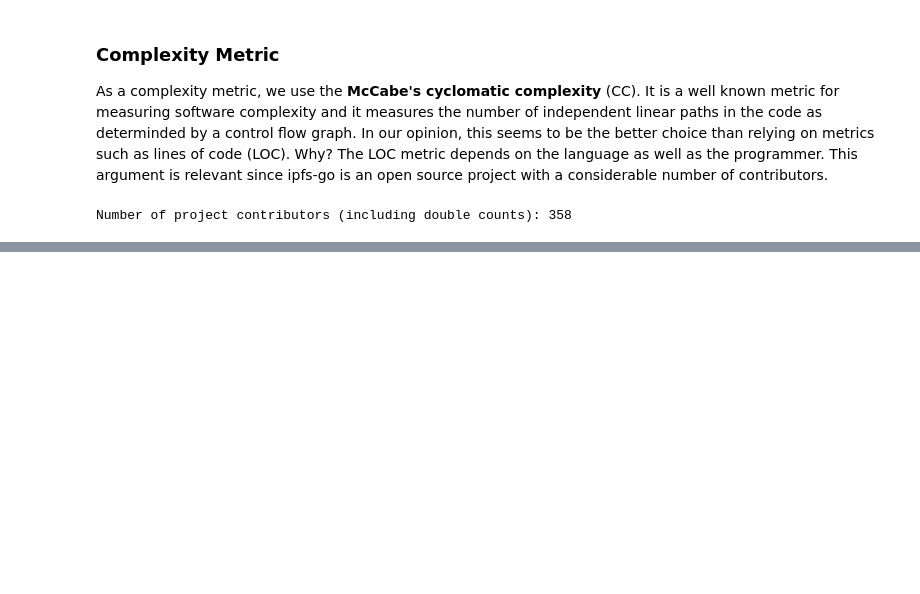
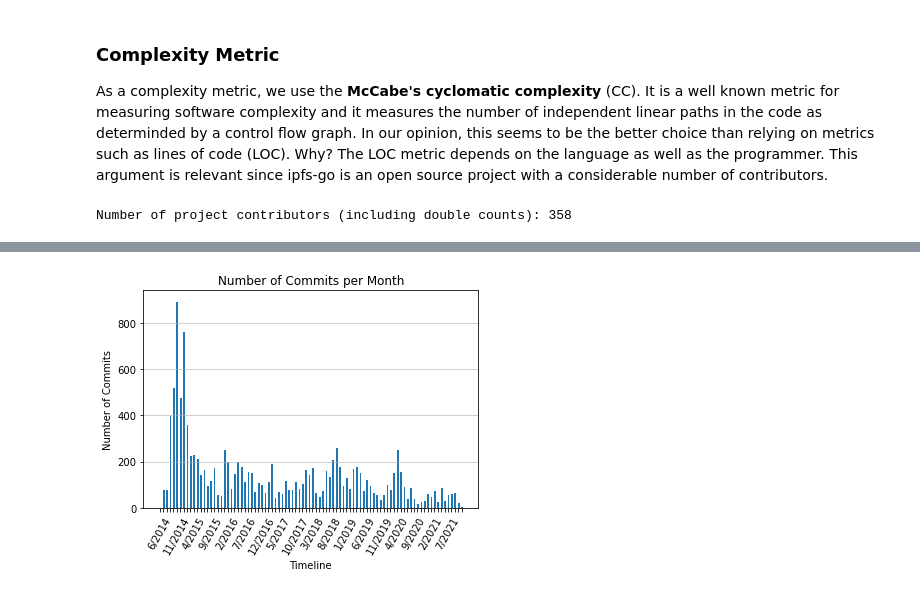
Before and after one commit to miksut/repo_mining, a Jupyter notebook: ipfs_repo_mining.ipynb, the cells around one changed output, grey strips where cells are left out. Cells and saved outputs as stored; diff of their text form; code cells hidden in the pictures; blank space fills up the shorter version.

```diff
--- a/ipfs_repo_mining.ipynb
+++ b/ipfs_repo_mining.ipynb
@@ -149,0 +157,12 @@ Number of project contributors (including double counts): 358
+# %%
+"""
+timeline = defaultdict(list)
+
+for commit in tqdm(repo.traverse_commits()):
+    timeline[str(commit.committer_date.month) + "/" + str(commit.committer_date.year)].append(commit.hash)
+
+commitTimeline = {key : len(timeline[key]) for key in timeline}
+serialize('data/', 'commitTimeline', commitTimeline)
+"""
+
+commitTimeline = deserialize('data/', 'commitTimeline')
@@ -149,0 +193,15 @@ Number of project contributors (including double counts): 358
+# %%
+fig, ax = plt.subplots()
+
+ax.bar([key for key in commitTimeline], [commitTimeline[key] for key in commitTimeline], edgecolor='white')
+ax.grid(axis='y', alpha=0.75)
+
+for i, t in enumerate(ax.get_xticklabels()):
+    if (i % 5) != 0:
+        t.set_visible(False)
+
+ax.set(xlabel='Timeline', ylabel='Number of Commits', title='Number of Commits per Month')
+plt.xticks(rotation=60)
+plt.show()
+# %% [output]
+[figure, added]
```
Also changed, not shown: parts of 12 cells of this notebook, 3 other files.
